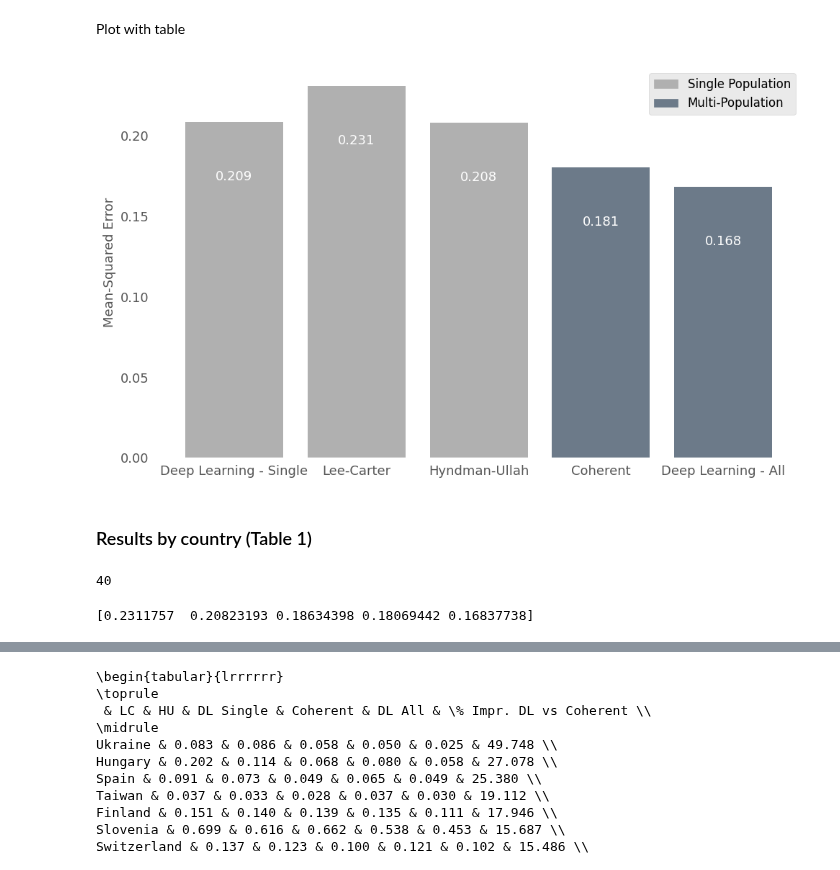
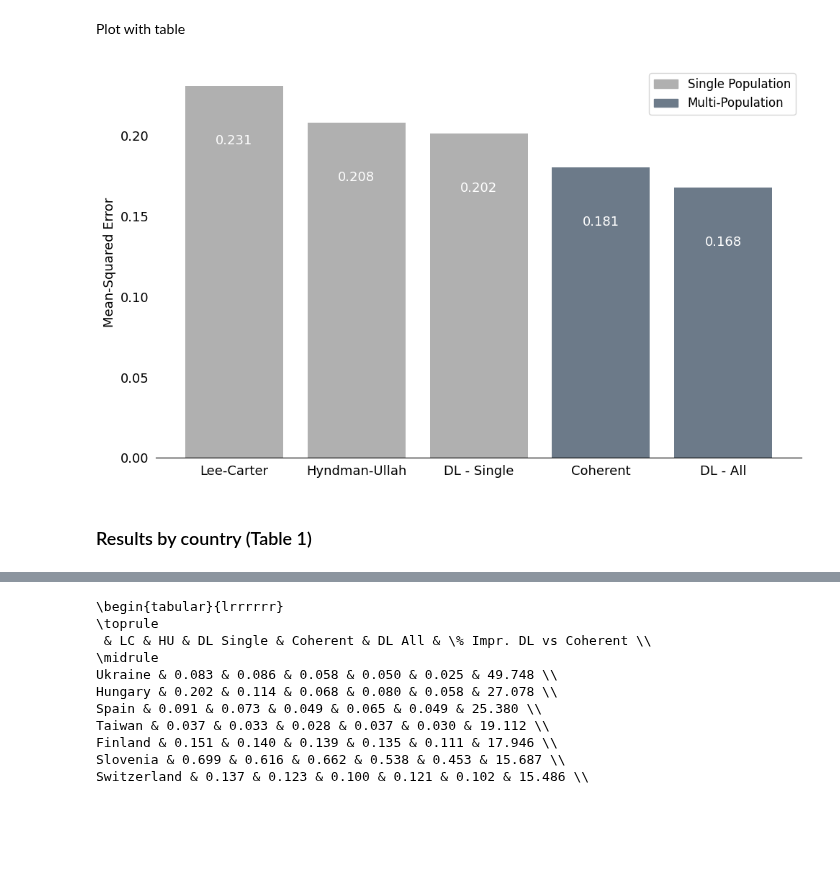
Before and after one commit to paigenpark/deep-mort, a Jupyter notebook: code/create_robust_figures.ipynb, the cells around one changed output, grey strips where cells are left out. Saved outputs shown, nothing was run; the diff lists cells and outputs as text; code cells hidden in the pictures; blank space fills up the shorter version.

```diff
--- a/code/create_robust_figures.ipynb
+++ b/code/create_robust_figures.ipynb
@@ -156,7 +127,7 @@ for j in range(5):
 
 for j in range(5):
     for i in range(50,90):
-        actual_data_divided.append(country_test_new[country_test_new[:, 0] == i])
+        actual_data_divided.append(country_test[country_test[:, 0] == i])
         dl_test_divided[j].append(dl_test_pred[j][dl_test_pred[j][:, 0] == i])
         lc_test_divided[j].append(lc_test_pred[j][lc_test_pred[j][:, 0] == i])
         hu_test_divided[j].append(hu_test_pred[j][hu_test_pred[j][:, 0] == i])
@@ -222,11 +193,11 @@ dl_overall = []
 single_overall = []
 
 for i in range(5):
-    lc_mse_overall, lc_rmse_overall, lc_rrmse_overall = evaluation_functions.calculate_error(lc_test_pred[i], country_test_new)
-    hu_mse_overall, hu_rmse_overall, hu_rrmse_overall = evaluation_functions.calculate_error(hu_test_pred[i], country_test_new)
-    coh_mse_overall, coh_rmse_overall, coh_rrmse_overall = evaluation_functions.calculate_error(c_test_pred[i], country_test_new)
-    dl_mse_overall, dl_rmse_overall, dl_rrmse_overall = evaluation_functions.calculate_error(dl_test_pred[i], country_test_new)
-    single_mse_overall, single_rmse_overall, single_rrmse_overall = evaluation_functions.calculate_error(single_preds_combined[i], country_test_new)
+    lc_mse_overall, lc_rmse_overall, lc_rrmse_overall = evaluation_functions.calculate_error(lc_test_pred[i], country_test)
+    hu_mse_overall, hu_rmse_overall, hu_rrmse_overall = evaluation_functions.calculate_error(hu_test_pred[i], country_test)
+    coh_mse_overall, coh_rmse_overall, coh_rrmse_overall = evaluation_functions.calculate_error(c_test_pred[i], country_test)
+    dl_mse_overall, dl_rmse_overall, dl_rrmse_overall = evaluation_functions.calculate_error(dl_test_pred[i], country_test)
+    single_mse_overall, single_rmse_overall, single_rrmse_overall = evaluation_functions.calculate_error(single_preds_combined[i], country_test)
 
     lc_overall.append(lc_mse_overall)
     hu_overall.append(hu_mse_overall)
@@ -307,8 +270,8 @@ import matplotlib.pyplot as plt
 import matplotlib.patches as mpatches
 
 # Data (no Lee-Carter)
-overalls = np.array([single_ctry_gender_overall_ave, lc_overall_ave, hu_overall_ave, coh_overall_ave, dl_overall_ave])
-labels = ['Deep Learning - Single', 'Lee-Carter', 'Hyndman-Ullah', 'Coherent', 'Deep Learning - All']
+overalls = np.array([lc_overall_ave, hu_overall_ave, single_overall_ave, coh_overall_ave, dl_overall_ave])
+labels = ['Lee-Carter', 'Hyndman-Ullah', 'DL - Single', 'Coherent', 'DL - All']
 
 # Define bar colors: light gray for single-country, darker gray-blue for multi-country
 bar_colors = ['#B0B0B0', '#B0B0B0', '#B0B0B0', '#6C7A89', '#6C7A89']  # Soft neutral tones
@@ -326,35 +289,35 @@ ax.spines['right'].set_visible(False)
 ax.spines['left'].set_visible(False)
 ax.tick_params(left=False, bottom=False, labelsize=13)
 
 # Bar labels
 for bar in bars:
     yval = bar.get_height()
     ax.text(
         bar.get_x() + bar.get_width() / 2,
         yval - 0.03,
         f'{yval:.3f}',
         ha='center',
         va='top',
         fontsize=13,
         color='white' if yval > 0.15 else 'black'
     )
 
 # Legend with neutral tones
 legend_handles = [
     mpatches.Patch(color='#B0B0B0', label='Single Population'),
     mpatches.Patch(color='#6C7A89', label='Multi-Population')
 ]
 ax.legend(handles=legend_handles, fontsize=12, loc='upper right')
 
 # Final labels
 ax.set_ylabel('Mean-Squared Error', fontsize=13)
 ax.set_xlabel('')
 
 plt.tight_layout()
-#plt.savefig("../results/overall_barplot_with_legend.pdf", format="pdf")
+plt.savefig("../results/overall_barplot_with_legend_july.pdf", format="pdf")
 plt.show()
 # %% [output]
-[figure, old version]
+[figure, new version]
 # %% [markdown]
 ### Results by country (Table 1)
 # %%
@@ -362,13 +325,5 @@ overalls = np.array([lc_overall_ave, hu_overall_ave, single_overall_ave, coh_ove
 labels = ['Lee-Carter', 'Hyndman-Ullah', 'Single Population DL', 'Coherent', 'All Country DL']
 # %%
 mse_results_by_country = np.column_stack((lc_ave_by_country, hu_ave_by_country, single_ave_by_country, coh_ave_by_country, dl_ave_by_country))
-# %%
-len(lc_ave_by_country)
-# %% [output]
-40
-# %%
-print(overalls)
-# %% [output]
-[0.2311757  0.20823193 0.18634398 0.18069442 0.16837738]
 # %%
 new_mses = np.row_stack([mse_results_by_country, overalls])
```
Also changed, not shown: parts of 45 cells of this notebook, 13 other files.
